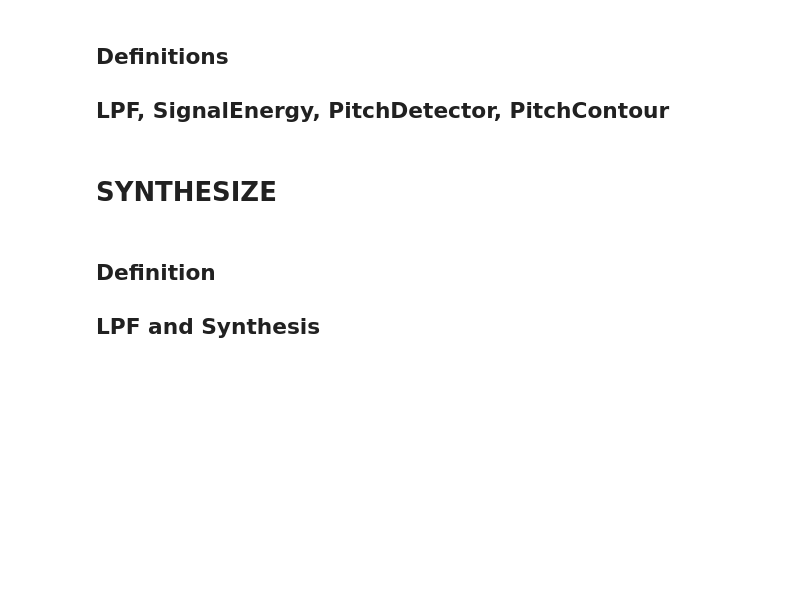
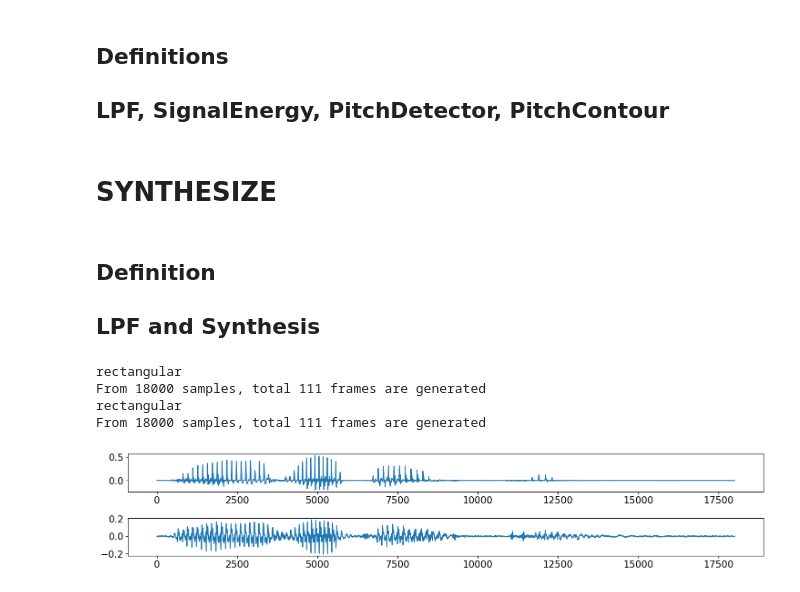
Before and after one commit to woongzip1/SATEST, a Jupyter notebook: SATEST 78.ipynb, the cells around one changed output. Cells and saved outputs as stored; diff of their text form; code cells hidden in the pictures; blank space fills up the shorter version.

Commit message:
Submission
LPC Analysis and Synthesis

```diff
--- a/SATEST 78.ipynb
+++ b/SATEST 78.ipynb
@@ -462,7 +528,7 @@ def Synthesis(signal, sr, pitch, p=10, plotopt = False, n=0, prev_is_voiced=0, p
     hop_len = len(window) // 2
 
     # LPC in the Frame
-    coeff = LPC(signal, order=p)
+    coeff,_ = LPC(signal, order=p)
     lpc_coeff = np.concatenate(([1],-coeff))
 
     indarr = []
@@ -512,7 +578,10 @@ def Synthesis(signal, sr, pitch, p=10, plotopt = False, n=0, prev_is_voiced=0, p
         excitation = np.random.normal(loc=0.0, scale = sig_std, size = signal.shape)
 
         F_excitation = np.fft.fft(excitation, len(signal))
-        gain = np.sqrt(energy / SignalEnergy(excitation))
+
+        tempsum = np.sum(-lpc_coeff[1:p+1] * auto_corr(signal)[1:p+1])
+        gain = np.sqrt(energy - tempsum)
+        # gain = np.sqrt(energy / SignalEnergy(excitation))
         # gain = 1
 
         w, h = scipy.signal.freqz([gain],lpc_coeff,worN=len(signal),whole=True, fs=sr)
@@ -537,7 +606,7 @@ def Synthesis(signal, sr, pitch, p=10, plotopt = False, n=0, prev_is_voiced=0, p
 
     return synthesized_signal, current_is_voiced, indarr
 # %%
-def LPCSynthesis(signal, win_len, hop_len, order, sr, plotopt, n=50):
+def LPCSynthesis(signal, win_len, hop_len, order, sr, plotopt, LPF=False, n=50):
 
     FE = FrameExtractor(signal,win_len,hop_len)
     frame_arr = FE.extract_frames(win_type="rectangular")
@@ -546,45 +615,52 @@ def LPCSynthesis(signal, win_len, hop_len, order, sr, plotopt, n=50):
     prev_is_voiced = 0
     indarr = []
     # Pitch
-    signal = LowPassFilter(signal, sr=sr, cutoff=900)
-    pitchlist = PitchContour(signal, win_len=win_len, hop_len=hop_len, sr=sr)
-
-    ## 20번 frame의 신호를 정확하게 reconstruct 해볼까요?
-
+    if LPF:
+        signal = LowPassFilter(signal, sr=sr, cutoff=900)
+    pitchlist = PitchContour(signal, win_len=win_len, hop_len=hop_len, sr=sr, plotopt=plotopt)
 
     for i, signal in enumerate(frame_arr[:]):
         tempsig = np.zeros_like(y)
         # print("num: {}".format(i))
         start = i * hop_len
         end = start + win_len
-        tempsig[start:end], prev_is_voiced, indarr = Synthesis(signal, sr=sr, pitch=pitchlist[i],p=order, plotopt=plotopt,
+        tempsig[start:end], prev_is_voiced, indarr = Synthesis(signal, sr=sr, pitch=pitchlist[i],p=order, plotopt=False,
                                     n = n, prev_indarr=indarr, prev_is_voiced=prev_is_voiced)
         synthesized = synthesized + tempsig
 
         ## For Debugging
         # # print(i, prev_is_voiced, indarr)
         # if prev_is_voiced:
         #     print("Frame : {}".format(i))
 
     plt.figure(figsize=(15,3))
     plt.subplot(2,1,1)
     plt.plot(synthesized)
     plt.subplot(2,1,2)
     plt.plot(y)
     plt.show()
 
     return synthesized
 
 ## SYNTHESIZE
 """ MAIN! """
 file_path = "sa0_new.wav"
 file_path = "yonseicrop.wav"
 
 y,__ = lr.load(file_path,sr=sr)
-synthesized = LPCSynthesis(y,win_len=win_len,hop_len=hop_len, order=25, sr=sr, plotopt=False, n=0)
 
 import IPython.display as ipd
+speechlist = [y]
+for order in [32]:
+    synthesized = LPCSynthesis(y,win_len=win_len,hop_len=hop_len, order=order, sr=sr, plotopt=False, LPF=False, n=0)
+    speechlist.append(synthesized)
 ipd.Audio(synthesized, rate=sr,autoplay=True)
-# save_path = "synthesized_impulse_spacing_gainscale_yesLPF.wav"
-# # # print(save_path)
-# sf.write(save_path, synthesized, sr)
+    # save_path = "synthesized_noimpulse_gainscale_noLPF_LPC_order_{}.wav".format(order)
+    # # # # print(save_path)
+    # sf.write(save_path, synthesized, sr)
+# %% [output]
+rectangular
+From 18000 samples, total 111 frames are generated
+rectangular
+From 18000 samples, total 111 frames are generated
+[figure, added]
```
Also changed, not shown: parts of 4 cells of this notebook, 22 other files.
